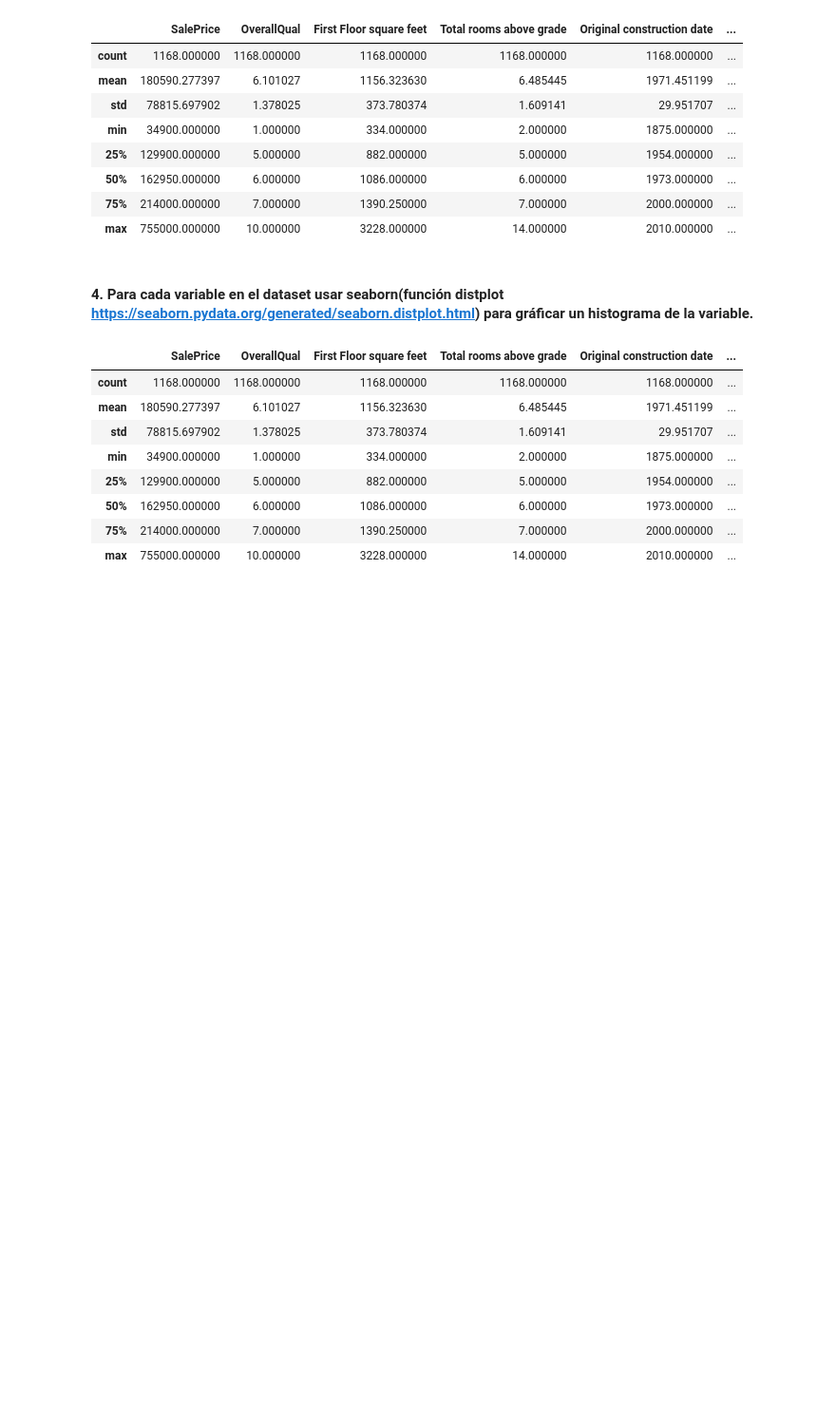
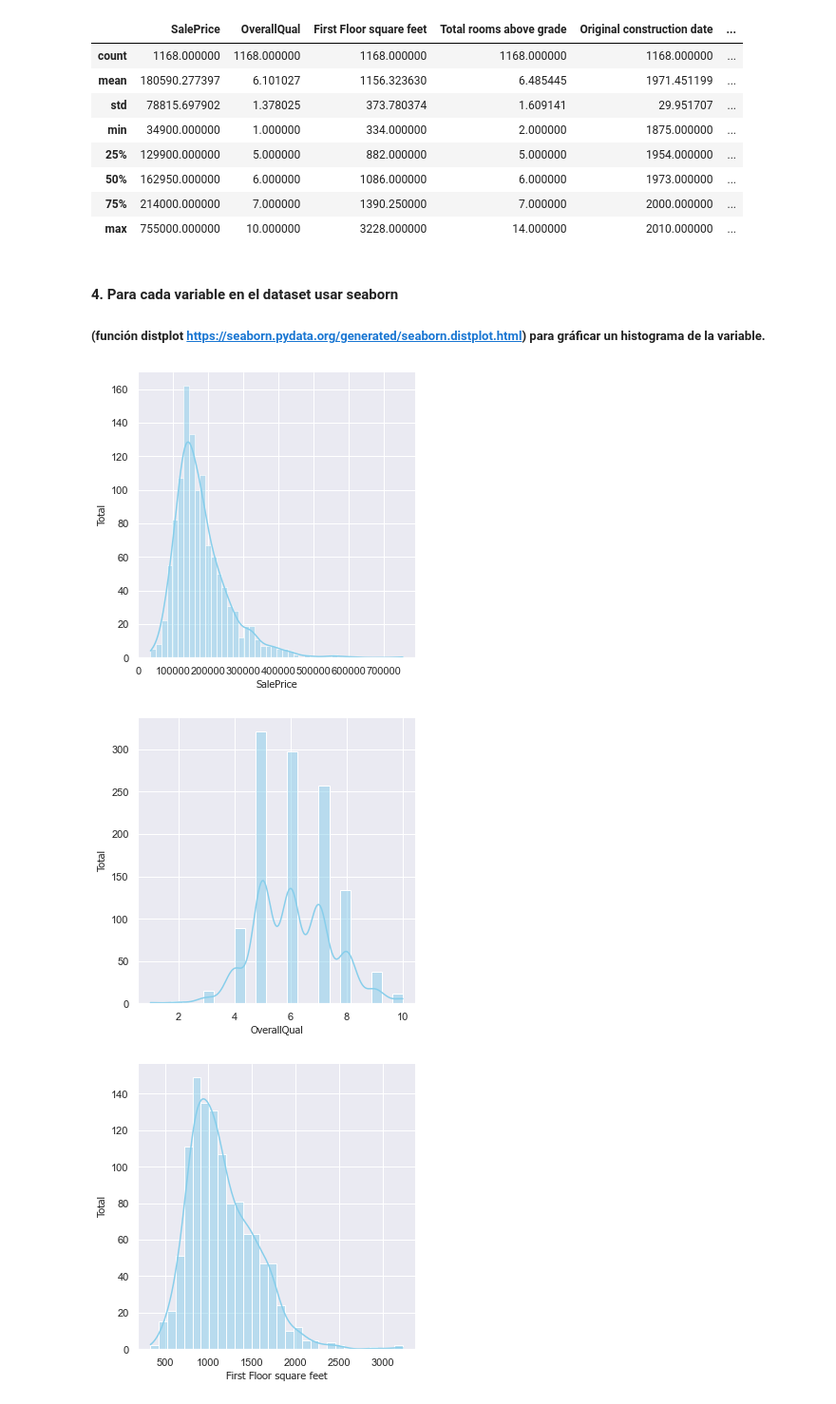
Before and after one commit to EdiAOHernandez/PythonCienciadeDatos, a Jupyter notebook: Proyecto2021PY.ipynb, the cells around one changed output. Shown at 95% size. Drawn from its saved outputs; the diff is of its cells as text; code cells hidden in the pictures; blank space fills up the shorter version.

Commit message:
Histogramas, Correlaciones

```diff
--- a/Proyecto2021PY.ipynb
+++ b/Proyecto2021PY.ipynb
@@ -164,20 +164,16 @@ DataSet_Train.describe()
 | 75% | 214000.000000 | 7.000000 | 1390.250000 | 7.000000 | 2000.000000 | ... |
 | max | 755000.000000 | 10.000000 | 3228.000000 | 14.000000 | 2010.000000 | ... |
 # %% [markdown]
-#### 4. Para cada variable en el dataset usar seaborn(función distplot https://seaborn.pydata.org/generated/seaborn.distplot.html) para gráficar un histograma de la variable.
+#### 4. Para cada variable en el dataset usar seaborn
+##### (función distplot https://seaborn.pydata.org/generated/seaborn.distplot.html) para gráficar un histograma de la variable.
 # %%
-for i in Set_Entrenamiento.columns.values:
-    ax = sns.displot(Set_Entrenamiento[i], edgecolor='k', color="#58ACFA")
-    plt.xlabel(i)
-    plt.ylabel('Conteo')
+for i in DataSet_Train.columns.values:
+    sns.set(style="darkgrid")
+    graf = sns.displot(DataSet_Train[i], color="skyblue", kde=True)
+    plt.xlabel(i, fontsize = 11, family='Tahoma')
+    plt.ylabel('Total', fontsize = 11, family='Tahoma')
     plt.show()
 # %% [output]
-|  | SalePrice | OverallQual | First Floor square feet | Total rooms above grade | Original construction date | ... |
-| count | 1168.000000 | 1168.000000 | 1168.000000 | 1168.000000 | 1168.000000 | ... |
-| mean | 180590.277397 | 6.101027 | 1156.323630 | 6.485445 | 1971.451199 | ... |
-| std | 78815.697902 | 1.378025 | 373.780374 | 1.609141 | 29.951707 | ... |
-| min | 34900.000000 | 1.000000 | 334.000000 | 2.000000 | 1875.000000 | ... |
-| 25% | 129900.000000 | 5.000000 | 882.000000 | 5.000000 | 1954.000000 | ... |
-| 50% | 162950.000000 | 6.000000 | 1086.000000 | 6.000000 | 1973.000000 | ... |
-| 75% | 214000.000000 | 7.000000 | 1390.250000 | 7.000000 | 2000.000000 | ... |
-| max | 755000.000000 | 10.000000 | 3228.000000 | 14.000000 | 2010.000000 | ... |
+[figure, added]
+[figure, added]
+[figure, added]
```
Also changed, not shown: parts of 8 cells of this notebook.
